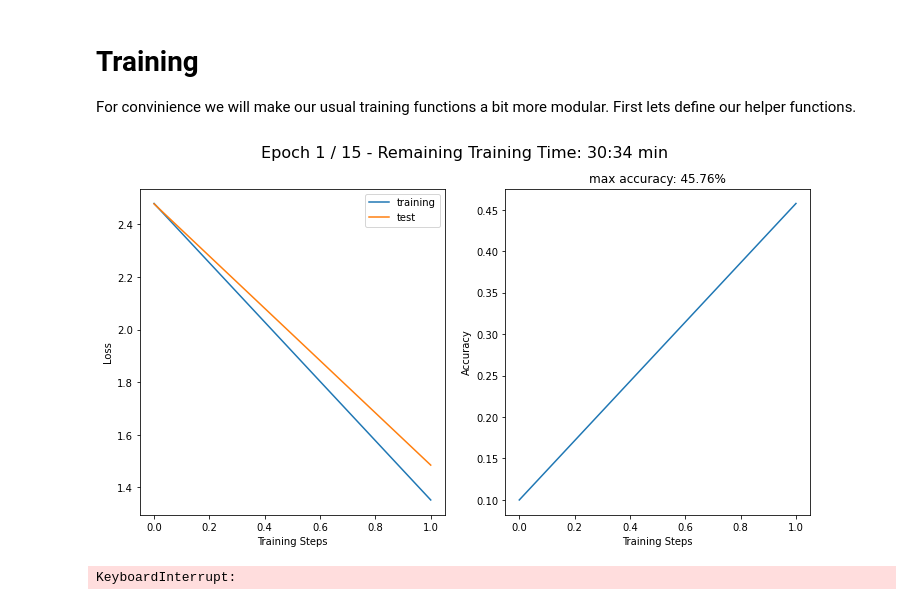
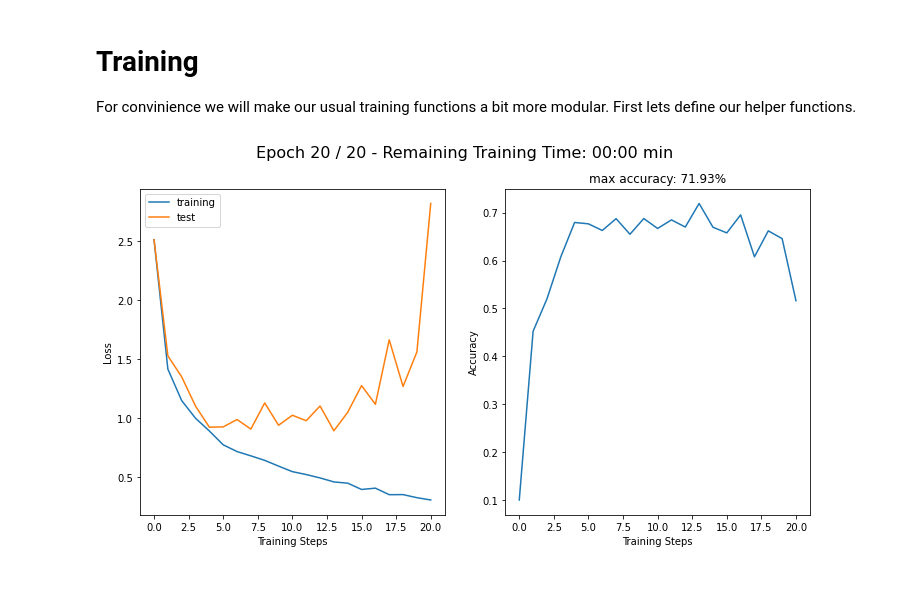
Before and after one commit to Maxoz99/ANNs-TensorFlow, a Jupyter notebook: Homework06/homework06.ipynb, the cells around one changed output. Cells and saved outputs as stored; diff of their text form; code cells hidden in the pictures.

```diff
--- a/Homework06/homework06.ipynb
+++ b/Homework06/homework06.ipynb
@@ -83,6 +91,10 @@ You can pass the number of ResidualBlocks you want right into the constructor of
 from tensorflow.keras import layers
 
 class ResidualBlock(layers.Layer):
+    """
+    Residual block
+    parameters: list of channel and kernel sizes
+    """
 
     def __init__(self, channels = [(10,1), (64,3), (32,1)]):
         super(ResidualBlock, self).__init__()
@@ -93,7 +105,8 @@ class ResidualBlock(layers.Layer):
         for channel, kernel in channels:
             self.layers_list.append(layers.Conv2D(channel, kernel_size=kernel, padding="same"))
             self.layers_list.append(layers.BatchNormalization())
-            self.layers_list.append(layers.Activation("relu"))
+            if channel != 2:
+              self.layers_list.append(layers.Activation("relu"))
 
 
     @tf.function
@@ -101,10 +114,14 @@ class ResidualBlock(layers.Layer):
         orig_input = x
         for layer in self.layers_list:
             x = layer(x, training=training)
-        return orig_input + x
+        return tf.keras.layers.ReLU()(orig_input + x)
 
 
 class ResNet(tf.keras.Model):
+    """
+    ResNet
+    parameters: number of how many blocks we want to use
+    """
 
     def __init__(self, res_block_count = 5):
         super(ResNet, self).__init__()
@@ -112,13 +129,18 @@ class ResNet(tf.keras.Model):
 
         # Input through a convolutional layer
         input_layer = [
-            Slayers.Conv2D(32, kernel_size=3, input_shape=(32,32,3)),
+            layers.Conv2D(32, kernel_size=7, input_shape=(32,32,3)),
             layers.BatchNormalization(),
             layers.Activation("relu")
         ]
 
+        # list: we increase the number of channels with respect to the block we are currently in
+        # the higher the number of the block we are in the higher the number of channels
+        channel_size_mid = [64, 64, 64, 128, 128, 128, 128, 128, 256, 256, 256, 256]
+        channel_size_mid.extend(np.repeat(512, res_block_count - 12))
+
         # Add an arbitratiy number of Residual blocks
-        residual_blocks = [ResidualBlock([(10,1), (64 * res_block_count / 2,3), (32,1)]) for _ in range(self.res_block_count)]
+        residual_blocks = [ResidualBlock([(10,1), (channel_size_mid[i],3), (32,1)]) for i in range(self.res_block_count)]
 
         # Define the output layer
         output_layer = [
@@ -355,18 +404,17 @@ def train_model(model, loss_function, epochs, learning_rate, optimizer):
         plot_performance(num_epochs, train_losses, test_losses, test_accuracies, (start, end))
 # %%
 ### Hyperparameters
-num_epochs = 15
+num_epochs = 20
 learning_rate = 0.001
 
 # Train on ResNet
 train_model(
-    model = ResNet(15),
+    model = ResNet(20),
     loss_function = tf.keras.losses.CategoricalCrossentropy(),
     epochs = num_epochs,
     learning_rate = learning_rate,
     optimizer = tf.keras.optimizers.Adam(learning_rate),
     )
 # %% [output]
-[figure, old version]
+[figure, new version]
-KeyboardInterrupt:
 # %%
```
Also changed, not shown: parts of 8 cells of this notebook, 3 other files.
